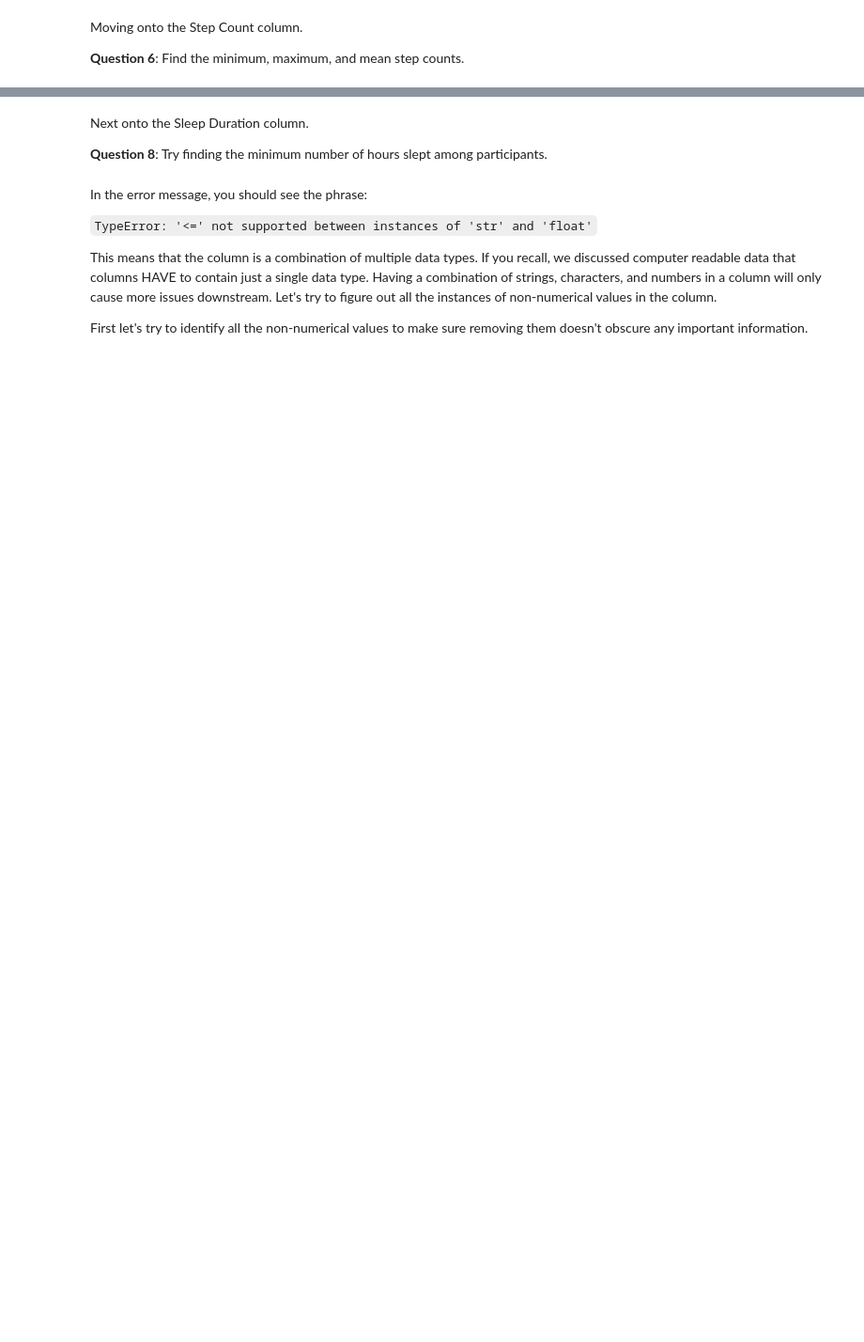
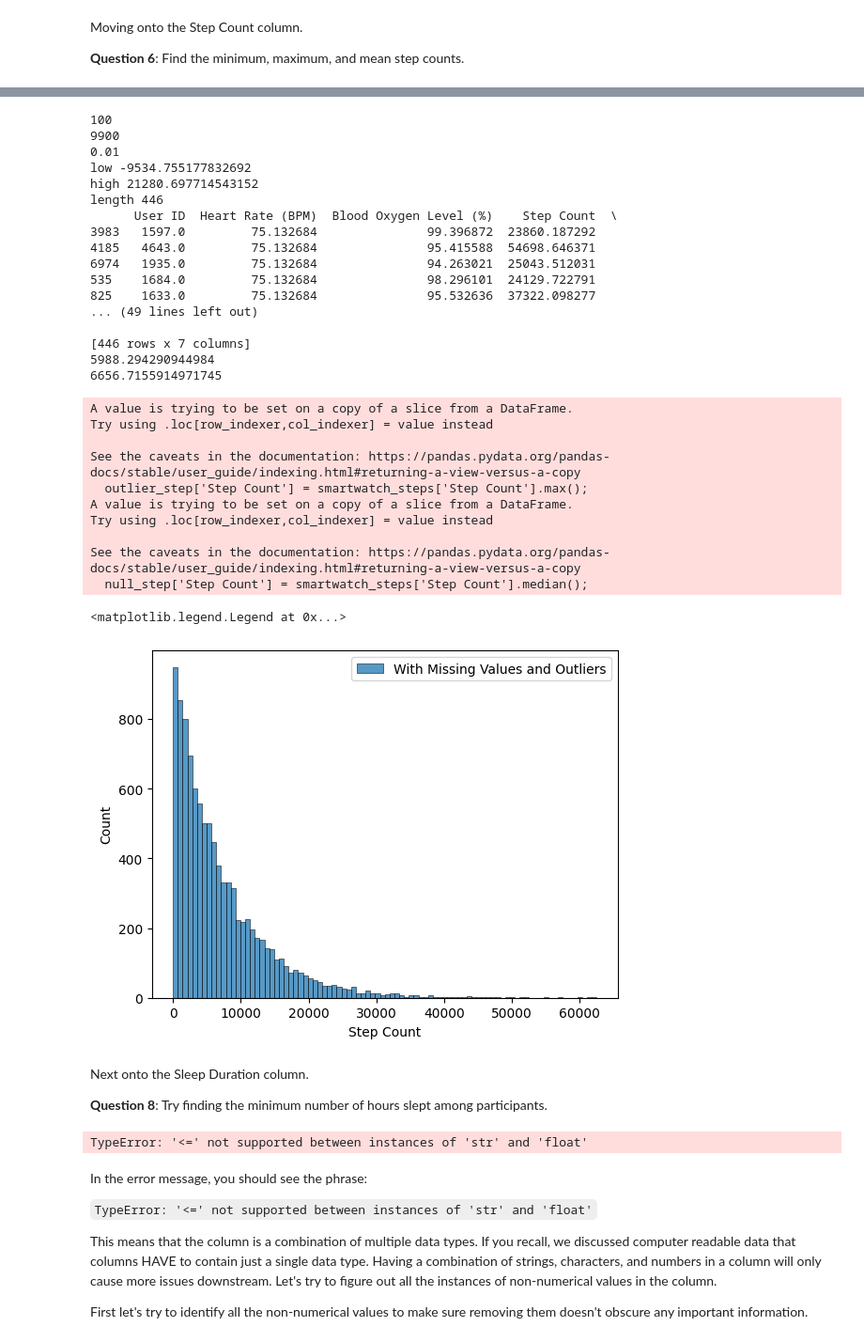
Before and after one commit to BMC-Intersectional-Data-Feminism/exercise-2-data-cleaning-and-analysis-Bunxny, a Jupyter notebook: exercise2.ipynb, the cells around one changed output, grey strips where cells are left out. Shown at 94% size. Saved outputs shown, nothing was run; the diff lists cells and outputs as text; code cells hidden in the pictures; blank space fills up the shorter version.

```diff
--- a/exercise2.ipynb
+++ b/exercise2.ipynb
@@ -279,3 +315,75 @@ smartwatch_steps
+# %%
+## use this space or additional cells to address the missing or outlier data.
+
+print(len(smartwatch_o2[smartwatch_o2['Step Count'].isnull()]))
+print(len(smartwatch_o2[~smartwatch_o2['Step Count'].isnull()]))
+print((len(smartwatch_o2[smartwatch_o2['Step Count'].isnull()]))/len(smartwatch_o2))
+
+q1 = smartwatch_o2['Step Count'].quantile(0.25)
+q3 = smartwatch_o2['Step Count'].quantile(0.75)
+iqr = q3 - q1
+low_fence = q1 - (1.5 * iqr)
+print("low " + str(low_fence))
+up_fence = q3 + (1.5 * iqr)
+print("high " + str(up_fence))
+
+outlier_step = smartwatch_o2[(smartwatch_o2['Step Count'] > up_fence) | (smartwatch_o2['Step Count'] < low_fence)]
+up_step = smartwatch_o2[(smartwatch_o2['Step Count'] > up_fence)]
+#print(up_outlier)
+print("length " + str(len(outlier_step)))
+print(outlier_step)
+
+null_step = smartwatch_o2[smartwatch_o2['Step Count'].isnull()]
+print("total outlier and missing:")
+print((len(null_step) + len(outlier_step)))
+print((len(null_step) + len(outlier_step))/len(smartwatch_o2))
+
+smartwatch_steps = smartwatch_o2[
+    (~smartwatch_o2['Step Count'].isnull()) &
+    (smartwatch_o2['Step Count'] <= up_fence) &
+    (smartwatch_o2['Step Count'] >= low_fence)
+]
+outlier_step['Step Count'] = smartwatch_steps['Step Count'].max();
+null_step['Step Count'] = smartwatch_steps['Step Count'].median();
+print(outlier_step)
+print(smartwatch_steps['Step Count'].mean())
+smartwatch_steps = pd.concat([smartwatch_steps, outlier_step, null_step])
+print(smartwatch_steps['Step Count'].mean())
+
+smartwatch_steps
+
+sns.histplot(smartwatch_o2["Step Count"], label ='With Missing Values and Outliers')
+plt.legend()
+# %% [output]
+100
+9900
+0.01
+low -9534.755177832692
+high 21280.697714543152
+length 446
+      User ID  Heart Rate (BPM)  Blood Oxygen Level (%)    Step Count  \
+3983   1597.0         75.132684               99.396872  23860.187292
+4185   4643.0         75.132684               95.415588  54698.646371
+6974   1935.0         75.132684               94.263021  25043.512031
+535    1684.0         75.132684               98.296101  24129.722791
+825    1633.0         75.132684               95.532636  37322.098277
+... (49 lines left out)
+
+[446 rows x 7 columns]
+5988.294290944984
+6656.7155914971745
+A value is trying to be set on a copy of a slice from a DataFrame.
+Try using .loc[row_indexer,col_indexer] = value instead
+
+See the caveats in the documentation: https://pandas.pydata.org/pandas-docs/stable/user_guide/indexing.html#returning-a-view-versus-a-copy
+  outlier_step['Step Count'] = smartwatch_steps['Step Count'].max();
+A value is trying to be set on a copy of a slice from a DataFrame.
+Try using .loc[row_indexer,col_indexer] = value instead
+
+See the caveats in the documentation: https://pandas.pydata.org/pandas-docs/stable/user_guide/indexing.html#returning-a-view-versus-a-copy
+  null_step['Step Count'] = smartwatch_steps['Step Count'].median();
+<matplotlib.legend.Legend at 0x...>
+[figure, added]
 # %% [markdown]
 Next onto the Sleep Duration column.
 
@@ -287,3 +391,9 @@ minSleep
+# %%
+minSleep = smartwatch['Sleep Duration (hours)'].min()
+
+minSleep
+# %% [output]
+TypeError: '<=' not supported between instances of 'str' and 'float'
 # %% [markdown]
 In the error message, you should see the phrase:
 
```
Also changed, not shown: parts of 42 cells of this notebook, 1 other file.
